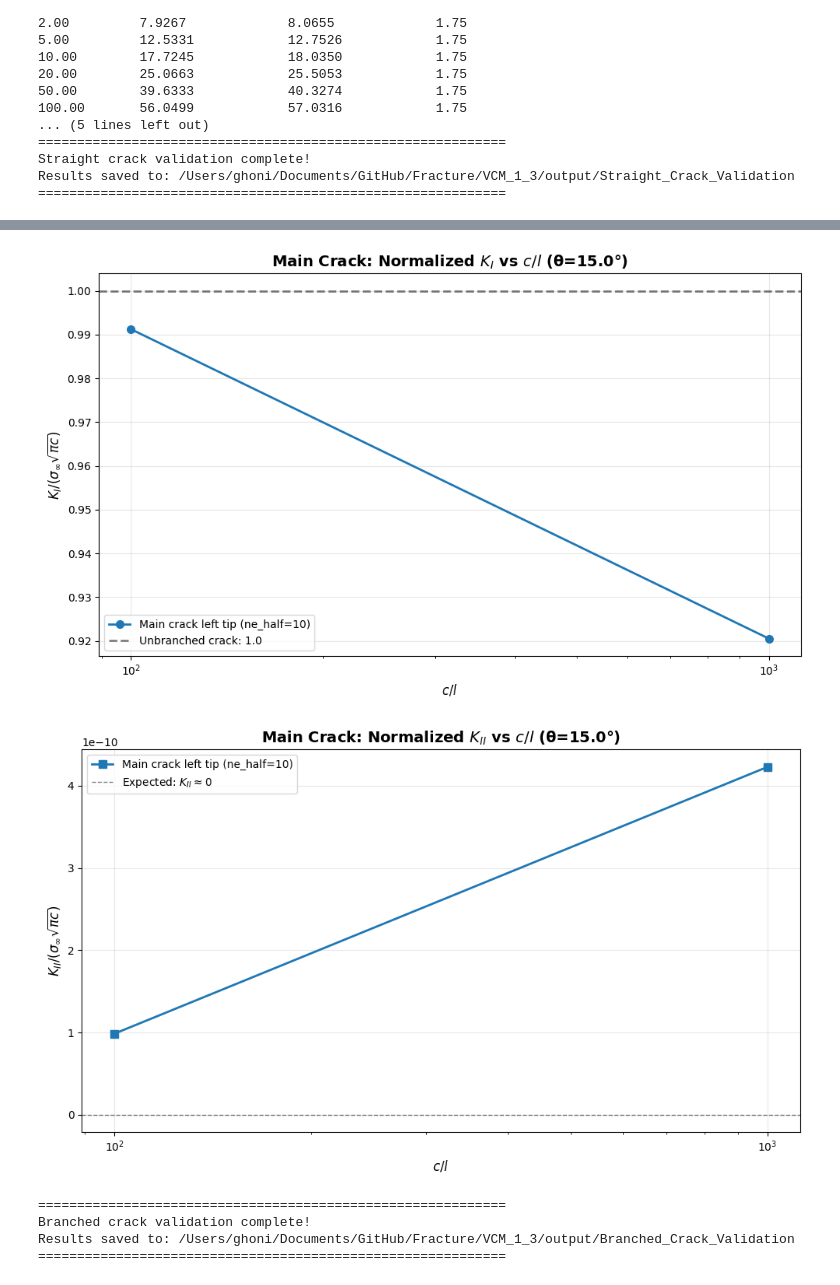
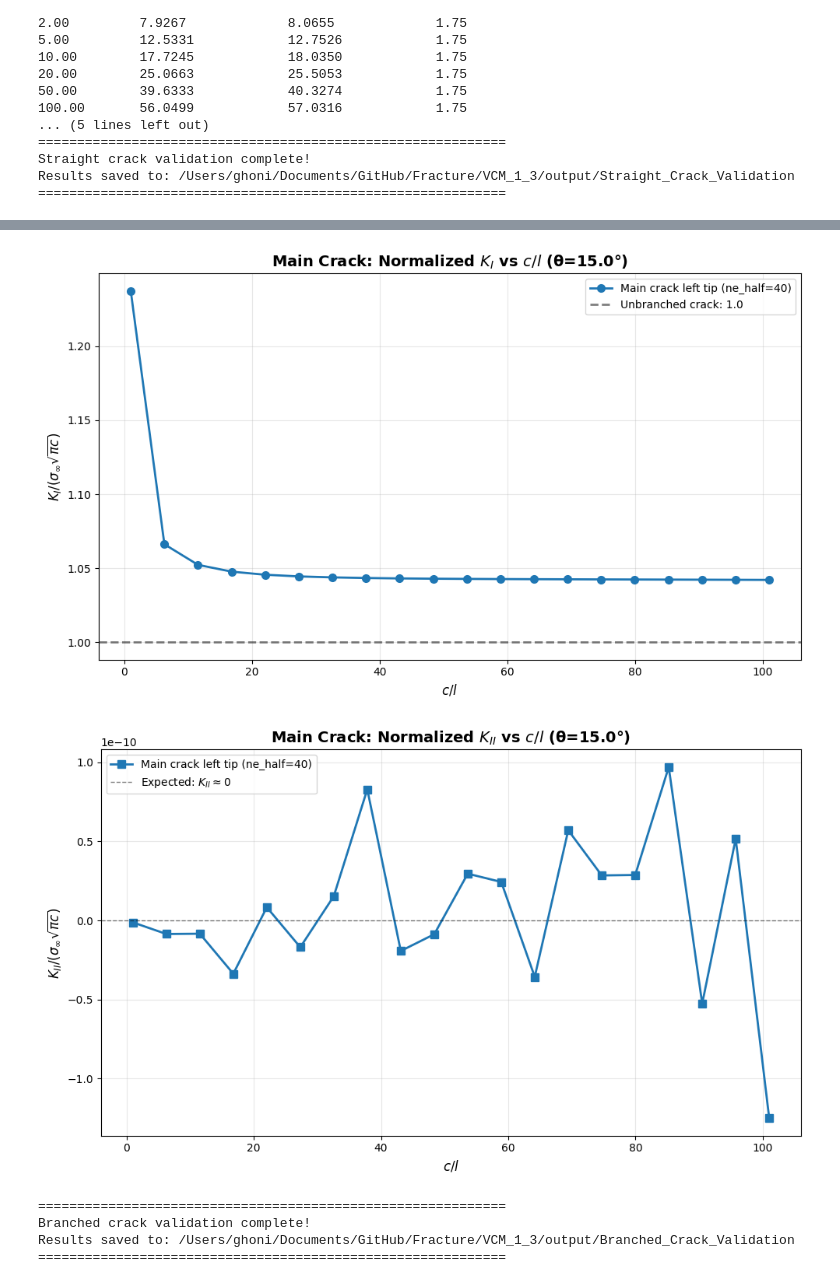
Before and after one commit to Ghoniem/Fracture, a Jupyter notebook: VCM_1_3/notebooks/validation.ipynb, the cells around one changed output, grey strips where cells are left out. Cells and saved outputs as stored; diff of their text form; code cells hidden in the pictures.

Commit message:
validated Lo's results for symmetric branches

```diff
--- a/VCM_1_3/notebooks/validation.ipynb
+++ b/VCM_1_3/notebooks/validation.ipynb
@@ -2285,8 +2285,7 @@ out_dir.mkdir(parents=True, exist_ok=True)
 # ----------------------------
 mm = 1e-3
 c = 1000.0 * mm
-# c_over_l = np.array([1, 2, 5, 10, 20, 50, 100, 200, 500], float)
-c_over_l = np.array([100, 1000], float)
+c_over_l = np.linspace(1, 101, 20, dtype=float)# c_over_l = np.array([100, 1000], float)
 theta_deg = 15.0
 theta = np.deg2rad(theta_deg)
 
@@ -2344,10 +2343,11 @@ applied = AppliedStress(sigma_xx=sig_xx, sigma_yy=sig_yy, sigma_xy=sig_xy)
 mu = float(material.mu)
 
 # Euclid-fit controls (robust defaults)
-rmax_frac_branch = 0.05   # branches can be short => allow a bit wider
-rmax_frac_main   = 0.05
+rmax_frac_branch = 0.1   # branches can be short => allow a bit wider
+rmax_frac_main   = 0.1
 min_pts = 6
-two_term = False
+two_term = True
+ne_half = 40
 
 for ratio in c_over_l:
     l = c / ratio
@@ -2357,11 +2357,11 @@ for ratio in c_over_l:
     net, vertices = build_branched_crack(c, l, theta)
 
     calc = DCENetworkStaticV4(material, net, applied)
-    knobs = dict(base_knobs)
-    knobs["ne_half"] = int(ne_half)
+    # knobs = dict(base_knobs)
+    # knobs["ne_half"] = int(ne_half)
 
     sol = calc.solve(
-        ne_half=100,
+        ne_half=ne_half,
         crack_mode="half",
         representation="cheb_quad",
         node_distribution="uniform",      # recommended for non-tip segments in this strategy
@@ -2375,7 +2375,7 @@ for ratio in c_over_l:
         tip_min_nodes=10,                 # enforce >=10 nodes on each tip segment
         tip_cluster="power",              # "power" (one-sided) or "cheb" (symmetric)
         tip_cluster_power=3.0,            # stronger clustering as p increases (>=2)
-        other_min_panels=1,               # baseline per segment
+        other_min_panels=4,               # baseline per segment
     )
     res = DCEResultsNetworkV4(calc, sol)
 
@@ -2393,18 +2393,18 @@ for ratio in c_over_l:
         )
 
         KI_top.append(KI_t)
-        KII_top.append(abs(KII_t))
+        KII_top.append(KII_t)
     except Exception as e:
         print(f"  Warning: Top branch fit failed: {e}")
         KI_top.append(np.nan); KII_top.append(np.nan)
 #==================
-    print_meta("Top branch", ratio, meta_t, l)
-    mf = meta_t.get("meta_fit", {})
-    print(f"[Top] c/l={ratio:g} rr={mf.get('rr_size','NA')} rmax/l={(mf.get('rmax_used',np.nan)/l):.3f}")
-    mf = meta_t.get("meta_fit", {})
-    print("meta_fit keys:", list(mf.keys()))
-    print("meta_fit:", mf)
-#===================
+#     print_meta("Top branch", ratio, meta_t, l)
+#     mf = meta_t.get("meta_fit", {})
+#     print(f"[Top] c/l={ratio:g} rr={mf.get('rr_size','NA')} rmax/l={(mf.get('rmax_used',np.nan)/l):.3f}")
+#     mf = meta_t.get("meta_fit", {})
+#     print("meta_fit keys:", list(mf.keys()))
+#     print("meta_fit:", mf)
+# #===================
 
 
     # --- Bottom branch tip (edge 2, tip at v3)
@@ -2415,7 +2415,7 @@ for ratio in c_over_l:
             material=material
         )
         KI_bot.append(KI_b)
-        KII_bot.append(abs(KII_b))
+        KII_bot.append(KII_b)
     except Exception as e:
         print(f"  Warning: Bottom branch fit failed: {e}")
         KI_bot.append(np.nan); KII_bot.append(np.nan)
@@ -2429,7 +2429,7 @@ for ratio in c_over_l:
             material=material
         )
         KI_main.append(KI_m)
-        KII_main.append(abs(KII_m))
+        KII_main.append(KII_m)
     except Exception as e:
         print(f"  Warning: Main crack fit failed: {e}")
         KI_main.append(np.nan); KII_main.append(np.nan)
@@ -2454,9 +2454,9 @@ ax1.plot(c_over_l, KI_branch_norm, 'o-', lw=2, markersize=7, label=f'Branch tips
 ax1.set_xlabel(r'$c/l$', fontsize=12)
 ax1.set_ylabel(r'$K_I / (\sigma_\infty \sqrt{\pi c})$', fontsize=12)
 ax1.set_title(f'Branched Crack: Normalized $K_I$ at Branch Tips (θ={theta_deg}°)', fontsize=14, weight='bold')
-ax1.set_xscale('log'); ax1.grid(True, alpha=0.3); ax1.legend()
+ax1.set_xscale('linear'); ax1.grid(True, alpha=0.3); ax1.legend()
 plt.tight_layout()
-fig1.savefig(out_dir / "branched_KI_normalized.png", dpi=150, bbox_inches='tight')
+fig1.savefig(out_dir / "branched_KI_normalized_lin.png", dpi=150, bbox_inches='tight')
 plt.show()
 
 fig2, ax2 = plt.subplots(figsize=(10, 6))
@@ -2464,9 +2464,9 @@ ax2.plot(c_over_l, KII_branch_norm, 's-', lw=2, markersize=7, label=f'Branch tip
 ax2.set_xlabel(r'$c/l$', fontsize=12)
 ax2.set_ylabel(r'$K_{II} / (\sigma_\infty \sqrt{\pi c})$', fontsize=12)
 ax2.set_title(f'Branched Crack: Normalized $K_{{II}}$ at Branch Tips (θ={theta_deg}°)', fontsize=14, weight='bold')
-ax2.set_xscale('log'); ax2.grid(True, alpha=0.3); ax2.legend()
+ax2.set_xscale('linear'); ax2.grid(True, alpha=0.3); ax2.legend()
 plt.tight_layout()
-fig2.savefig(out_dir / "branched_KII_normalized.png", dpi=150, bbox_inches='tight')
+fig2.savefig(out_dir / "branched_KII_normalized_lin.png", dpi=150, bbox_inches='tight')
 plt.show()
 
 fig3, ax3 = plt.subplots(figsize=(10, 6))
@@ -2475,9 +2475,9 @@ ax3.axhline(1.0, color='k', linestyle='--', lw=2, alpha=0.5, label='Unbranched c
 ax3.set_xlabel(r'$c/l$', fontsize=12)
 ax3.set_ylabel(r'$K_I / (\sigma_\infty \sqrt{\pi c})$', fontsize=12)
 ax3.set_title(f'Main Crack: Normalized $K_I$ vs $c/l$ (θ={theta_deg}°)', fontsize=14, weight='bold')
-ax3.set_xscale('log'); ax3.grid(True, alpha=0.3); ax3.legend()
+ax3.set_xscale('linear'); ax3.grid(True, alpha=0.3); ax3.legend()
 plt.tight_layout()
-fig3.savefig(out_dir / "main_crack_KI_normalized.png", dpi=150, bbox_inches='tight')
+fig3.savefig(out_dir / "main_crack_KI_normalized_lin.png", dpi=150, bbox_inches='tight')
 plt.show()
 
 fig4, ax4 = plt.subplots(figsize=(10, 6))
@@ -2486,9 +2486,9 @@ ax4.axhline(0.0, color='k', linestyle='--', lw=1, alpha=0.5, label='Expected: $K
 ax4.set_xlabel(r'$c/l$', fontsize=12)
 ax4.set_ylabel(r'$K_{II} / (\sigma_\infty \sqrt{\pi c})$', fontsize=12)
 ax4.set_title(f'Main Crack: Normalized $K_{{II}}$ vs $c/l$ (θ={theta_deg}°)', fontsize=14, weight='bold')
-ax4.set_xscale('log'); ax4.grid(True, alpha=0.3); ax4.legend()
+ax4.set_xscale('linear'); ax4.grid(True, alpha=0.3); ax4.legend()
 plt.tight_layout()
-fig4.savefig(out_dir / "main_crack_KII_normalized.png", dpi=150, bbox_inches='tight')
+fig4.savefig(out_dir / "main_crack_KII_normalized_lin.png", dpi=150, bbox_inches='tight')
 plt.show()
 
 print("\n" + "="*60)
@@ -2511,5 +2521,5 @@ meta_fit: {'rr_size': 72, 'rmin': 1e-09, 'rmax': 5e-05, 'two_term': False, 'A_I'
-[figure, old version]
+[figure, new version]
-[figure, old version]
+[figure, new version]
 ============================================================
 Branched crack validation complete!
 Results saved to: /Users/ghoni/Documents/GitHub/Fracture/VCM_1_3/output/Branched_Crack_Validation
```
Also changed, not shown: parts of 1 cell of this notebook, 10 other files.
